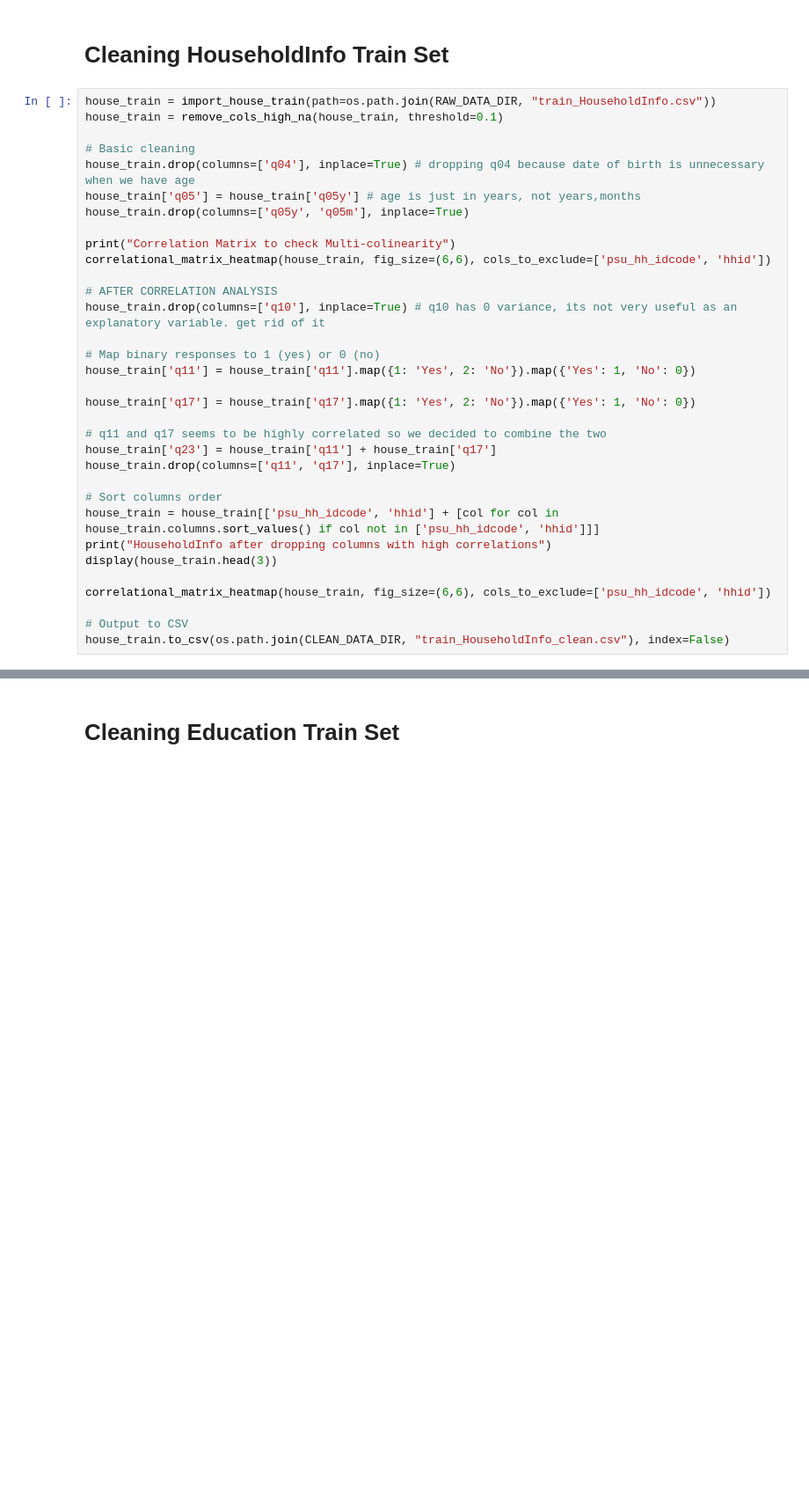
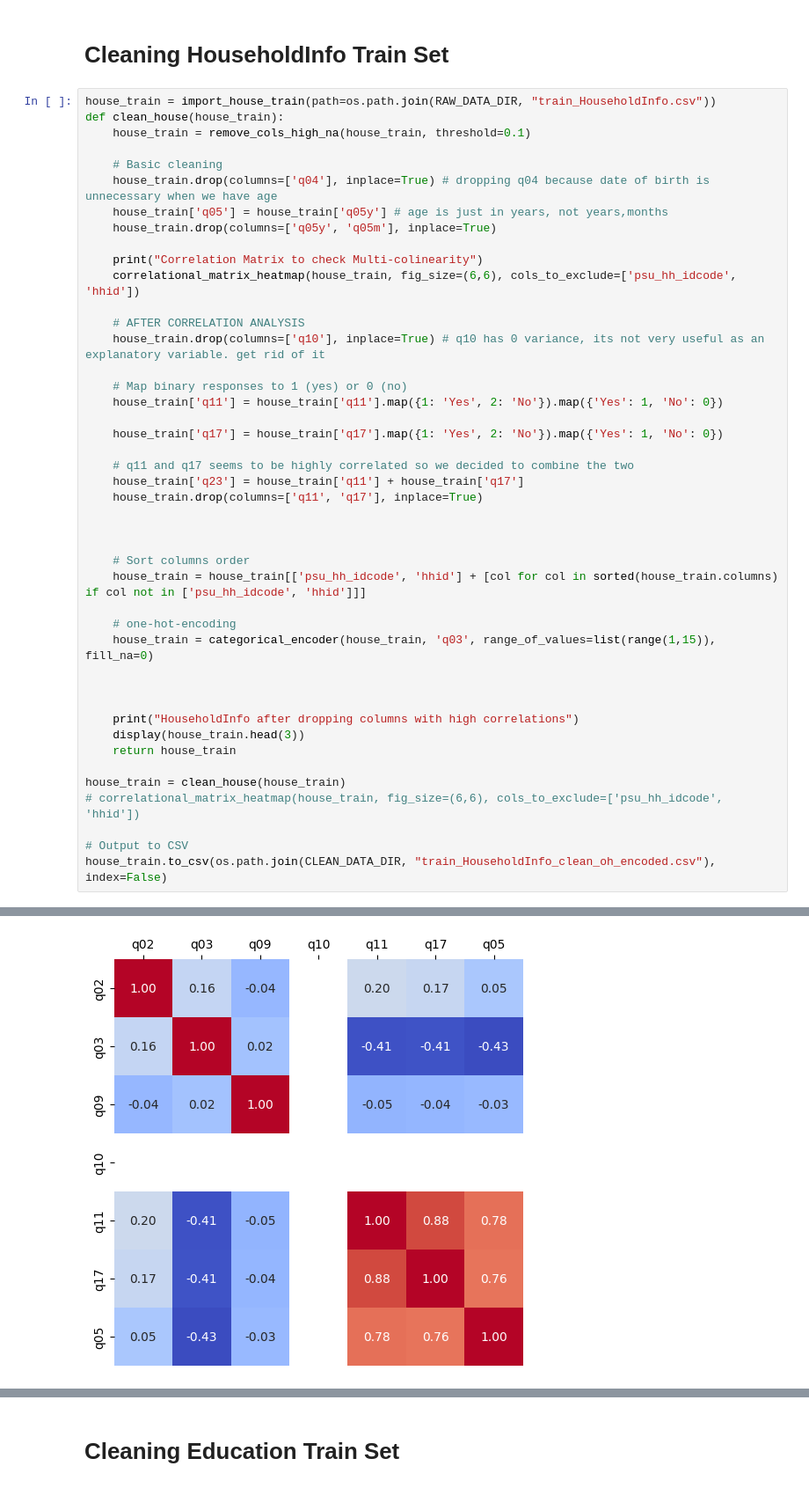
Before and after one commit to eugenesimm/Kaggle_poverty_rate, a Jupyter notebook: 1-preprocessing/clean_data.ipynb, the cells around one changed output, grey strips where cells are left out. Shown at 88% size. Saved outputs shown, nothing was run; the diff lists cells and outputs as text; blank space fills up the shorter version.

```diff
--- a/1-preprocessing/clean_data.ipynb
+++ b/1-preprocessing/clean_data.ipynb
@@ -66,34 +91,46 @@ def correlational_matrix_heatmap(data, fig_size=(6,6), cols_to_exclude=[]):
 # Cleaning HouseholdInfo Train Set
 # %%
 house_train = import_house_train(path=os.path.join(RAW_DATA_DIR, "train_HouseholdInfo.csv"))
-house_train = remove_cols_high_na(house_train, threshold=0.1)
+def clean_house(house_train):
+    house_train = remove_cols_high_na(house_train, threshold=0.1)
 
-# Basic cleaning
-house_train.drop(columns=['q04'], inplace=True) # dropping q04 because date of birth is unnecessary when we have age
-house_train['q05'] = house_train['q05y'] # age is just in years, not years,months
-house_train.drop(columns=['q05y', 'q05m'], inplace=True)
+    # Basic cleaning
+    house_train.drop(columns=['q04'], inplace=True) # dropping q04 because date of birth is unnecessary when we have age
+    house_train['q05'] = house_train['q05y'] # age is just in years, not years,months
+    house_train.drop(columns=['q05y', 'q05m'], inplace=True)
 
-print("Correlation Matrix to check Multi-colinearity")
-correlational_matrix_heatmap(house_train, fig_size=(6,6), cols_to_exclude=['psu_hh_idcode', 'hhid'])
+    print("Correlation Matrix to check Multi-colinearity")
+    correlational_matrix_heatmap(house_train, fig_size=(6,6), cols_to_exclude=['psu_hh_idcode', 'hhid'])
 
-# AFTER CORRELATION ANALYSIS
-house_train.drop(columns=['q10'], inplace=True) # q10 has 0 variance, its not very useful as an explanatory variable. get rid of it
+    # AFTER CORRELATION ANALYSIS
+    house_train.drop(columns=['q10'], inplace=True) # q10 has 0 variance, its not very useful as an explanatory variable. get rid of it
 
-# Map binary responses to 1 (yes) or 0 (no)
-house_train['q11'] = house_train['q11'].map({1: 'Yes', 2: 'No'}).map({'Yes': 1, 'No': 0})
+    # Map binary responses to 1 (yes) or 0 (no)
+    house_train['q11'] = house_train['q11'].map({1: 'Yes', 2: 'No'}).map({'Yes': 1, 'No': 0})
 
-house_train['q17'] = house_train['q17'].map({1: 'Yes', 2: 'No'}).map({'Yes': 1, 'No': 0})
+    house_train['q17'] = house_train['q17'].map({1: 'Yes', 2: 'No'}).map({'Yes': 1, 'No': 0})
 
-# q11 and q17 seems to be highly correlated so we decided to combine the two
-house_train['q23'] = house_train['q11'] + house_train['q17']
-house_train.drop(columns=['q11', 'q17'], inplace=True)
+    # q11 and q17 seems to be highly correlated so we decided to combine the two
+    house_train['q23'] = house_train['q11'] + house_train['q17']
+    house_train.drop(columns=['q11', 'q17'], inplace=True)
 
-# Sort columns order
-house_train = house_train[['psu_hh_idcode', 'hhid'] + [col for col in house_train.columns.sort_values() if col not in ['psu_hh_idcode', 'hhid']]]
-print("HouseholdInfo after dropping columns with high correlations")
-display(house_train.head(3))
 
-correlational_matrix_heatmap(house_train, fig_size=(6,6), cols_to_exclude=['psu_hh_idcode', 'hhid'])
+
+    # Sort columns order
+    house_train = house_train[['psu_hh_idcode', 'hhid'] + [col for col in sorted(house_train.columns) if col not in ['psu_hh_idcode', 'hhid']]]
+
+    # one-hot-encoding
+    house_train = categorical_encoder(house_train, 'q03', range_of_values=list(range(1,15)), fill_na=0)
+
+
+
+    print("HouseholdInfo after dropping columns with high correlations")
+    display(house_train.head(3))
+    return house_train
+
+house_train = clean_house(house_train)
+# correlational_matrix_heatmap(house_train, fig_size=(6,6), cols_to_exclude=['psu_hh_idcode', 'hhid'])
 
 # Output to CSV
-house_train.to_csv(os.path.join(CLEAN_DATA_DIR, "train_HouseholdInfo_clean.csv"), index=False)
+house_train.to_csv(os.path.join(CLEAN_DATA_DIR, "train_HouseholdInfo_clean_oh_encoded.csv"), index=False)
+# %% [output]
@@ -99,0 +151 @@ house_train.to_csv(os.path.join(CLEAN_DATA_DIR, "train_HouseholdInfo_clean.csv")
+[figure, added]
```
Also changed, not shown: parts of 9 cells of this notebook, 8 other files.
